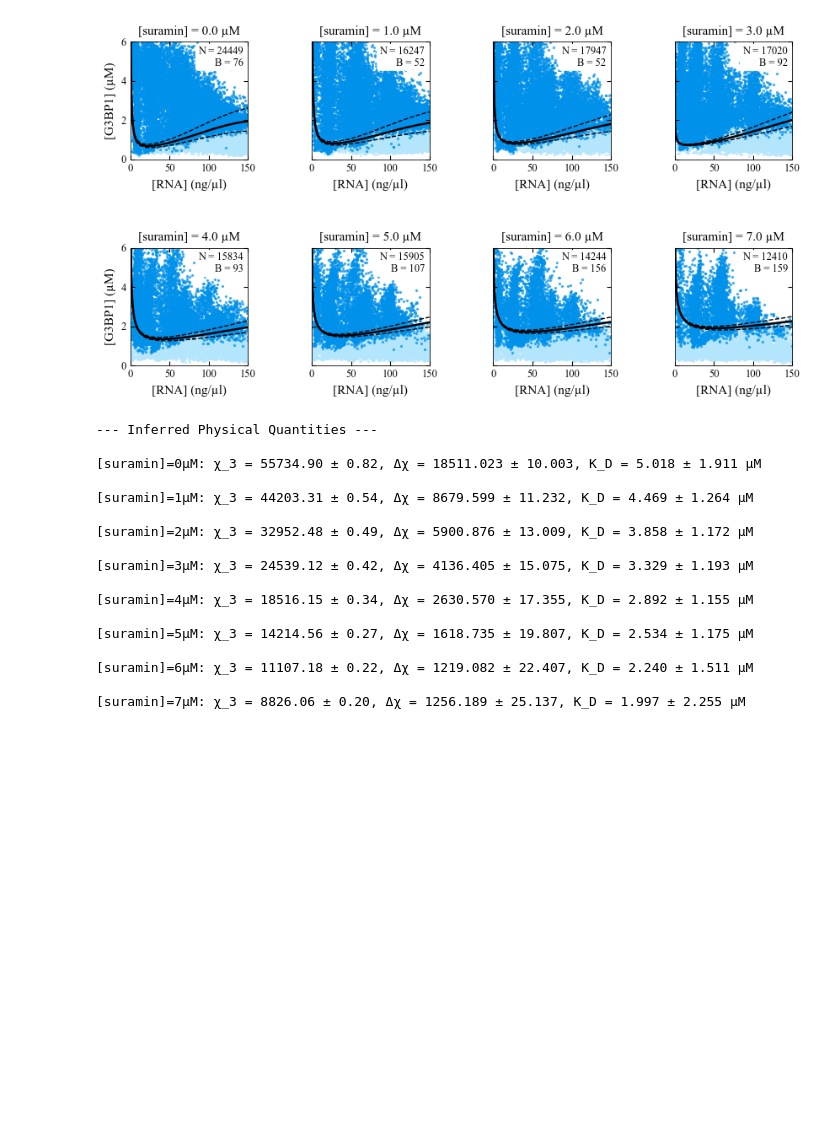
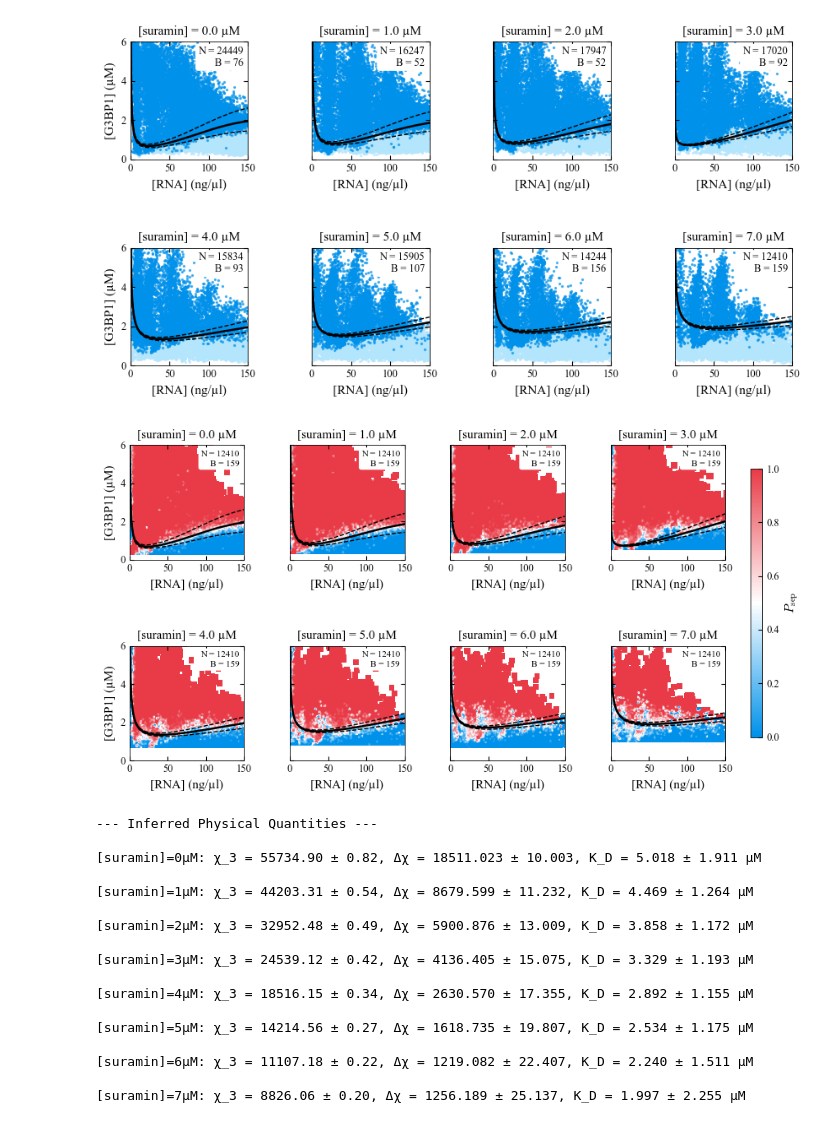
Before and after one commit to jialeqiao/Reentrant-phase-boundary, a Jupyter notebook: Figure_3.ipynb, the cells around one changed output. Cells and saved outputs as stored; diff of their text form; code cells hidden in the pictures; blank space fills up the shorter version.

```diff
--- a/Figure_3.ipynb
+++ b/Figure_3.ipynb
@@ -446,3 +508,90 @@ plt.show()
+# %%
+# create colormap
+blue = "#0091ea"
+light_blue = "#b3e5fc"
+
+red = "#e83b47"
+light_red = "#f18e86"
+
+# best version (with neutral midpoint)
+blue_cmap = LinearSegmentedColormap.from_list(
+    "blue_red_custom",
+    [
+        blue,        # low P_sep
+        "#ffffff",   # midpoint ~0.5
+        red          # high P_sep
+    ]
+)
+
+panel_size = 2.4
+fig = plt.figure(figsize=(panel_size * ncols, panel_size * nrows))
+axes = fig.subplots(nrows, ncols, sharey=True).flatten()
+
+for ax in axes:
+    ax.set_box_aspect(1)   # ensures square axes
+
+xx = np.linspace(1e-5, 150, 500)
+names = [f"{val} µM" for val in slab_values]
+
+for i, ax in enumerate(axes[:nslabs]):
+
+    im, res = phase_separation_probability(
+        ax, df,
+        xcol="RNA", ycol="Protein", f_col="feature",
+        bins=225, smooth_sigma=1.0,
+        slab_col="Suramin",
+        slab_val=slab_values[i],
+        slab_thickness=slab_thickness,
+        cmap=blue_cmap, vmin=0.0, vmax=1.0
+    )
+
+    X_plot, y_fit, yb_lo, yb_hi = get_fit_and_envelope(
+        i, xx, popt, perr, model_global, lower=lower, upper=upper
+    )
+
+    ax.plot(xx, y_fit, color="black", lw=1.8)
+    ax.plot(xx, yb_hi, color="black", ls="--", lw=1.0)
+    ax.plot(xx, yb_lo, color="black", ls="--", lw=1.0)
+
+    ax.text(
+        0.96, 0.96, txt,
+        transform=ax.transAxes,
+        ha="right",
+        va="top",
+        fontsize=8,
+        bbox=dict(boxstyle="round,pad=0.25", facecolor="white", edgecolor="none", alpha=1.0),
+        zorder=10
+    )
+
+    ax.set_xlabel("[RNA] (ng/µl)")
+    ax.set_title("[suramin] = " + names[i])
+    ax.set_xlim(0, 150)
+
+axes[0].set_ylabel("[G3BP1] (µM)")
+axes[4].set_ylabel("[G3BP1] (µM)")
+
+for ax in axes[nslabs:]:
+    ax.remove()
+
+plt.ylim(0, 6)
+
+plt.subplots_adjust(
+    left=0.12,
+    right=0.90,   # leave room for colorbar on far right
+    bottom=0.10,
+    top=0.90,
+    wspace=0.20,
+    hspace=0.75
+)
+
+# rightmost colorbar
+cax = fig.add_axes([0.92, 0.16, 0.015, 0.68])   # [left, bottom, width, height]
+cbar = fig.colorbar(im, cax=cax)
+cbar.set_label(r"$P_{\mathrm{sep}}$")
+
+plt.show()
+# %% [output]
+[figure, added]
 # %%
 # Calculate physical parameters:
 # Three-body repulsion χ_3, Competition Δχ, G3BP1-RNA dissociation constant K_D
```
Also changed, not shown: parts of 4 cells of this notebook, 1 other file.
